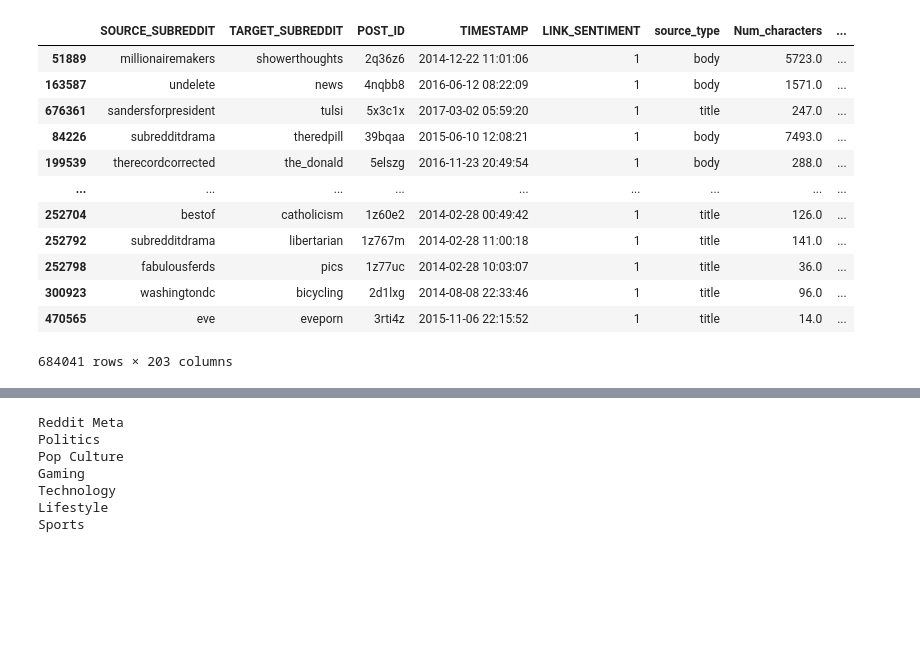
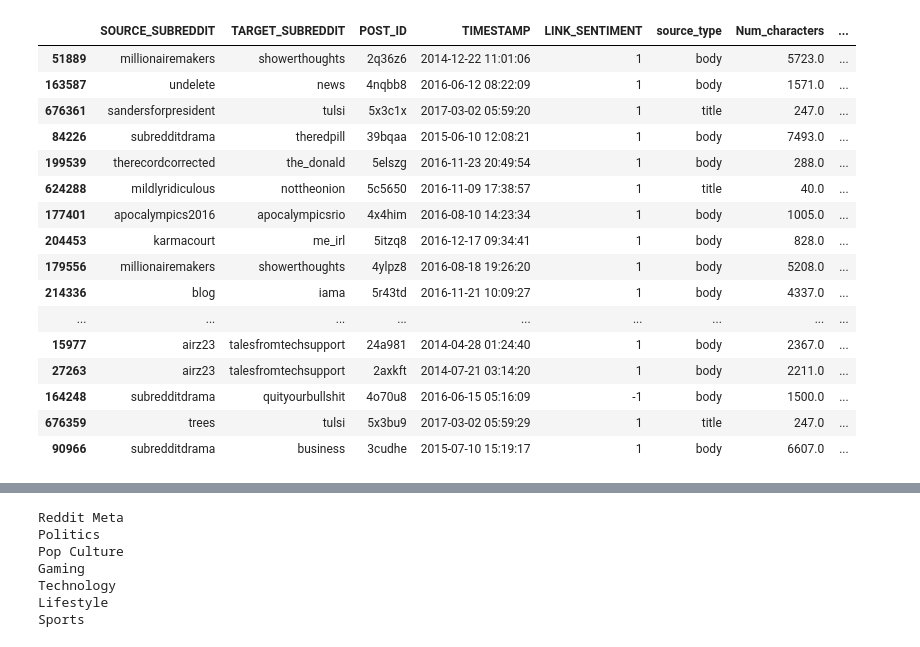
Before and after one commit to EPFLHenrik/ViralRedditCookbook, a Jupyter notebook: src/analysis/metric_analysis/decision_tree.ipynb, the cells around one changed output, grey strips where cells are left out. Cells and saved outputs as stored; diff of their text form; code cells hidden in the pictures; blank space fills up the shorter version.

```diff
--- a/src/analysis/metric_analysis/decision_tree.ipynb
+++ b/src/analysis/metric_analysis/decision_tree.ipynb
@@ -8,21 +8,25 @@ df = get_viral_posts(df, virality_percentile=0.98, window_size='60D')
 # %%
 import pandas as pd
 pd.set_option('display.max_columns', None)
-df
+df.head(50)
 # %% [output]
 |  | SOURCE_SUBREDDIT | TARGET_SUBREDDIT | POST_ID | TIMESTAMP | LINK_SENTIMENT | source_type | Num_characters | ... |
 | 51889 | millionairemakers | showerthoughts | 2q36z6 | 2014-12-22 11:01:06 | 1 | body | 5723.0 | ... |
 | 163587 | undelete | news | 4nqbb8 | 2016-06-12 08:22:09 | 1 | body | 1571.0 | ... |
 | 676361 | sandersforpresident | tulsi | 5x3c1x | 2017-03-02 05:59:20 | 1 | title | 247.0 | ... |
 | 84226 | subredditdrama | theredpill | 39bqaa | 2015-06-10 12:08:21 | 1 | body | 7493.0 | ... |
 | 199539 | therecordcorrected | the_donald | 5elszg | 2016-11-23 20:49:54 | 1 | body | 288.0 | ... |
+| 624288 | mildlyridiculous | nottheonion | 5c5650 | 2016-11-09 17:38:57 | 1 | title | 40.0 | ... |
+| 177401 | apocalympics2016 | apocalympicsrio | 4x4him | 2016-08-10 14:23:34 | 1 | body | 1005.0 | ... |
+| 204453 | karmacourt | me_irl | 5itzq8 | 2016-12-17 09:34:41 | 1 | body | 828.0 | ... |
+| 179556 | millionairemakers | showerthoughts | 4ylpz8 | 2016-08-18 19:26:20 | 1 | body | 5208.0 | ... |
+| 214336 | blog | iama | 5r43td | 2016-11-21 10:09:27 | 1 | body | 4337.0 | ... |
 | ... | ... | ... | ... | ... | ... | ... | ... | ... |
-| 252704 | bestof | catholicism | 1z60e2 | 2014-02-28 00:49:42 | 1 | title | 126.0 | ... |
-| 252792 | subredditdrama | libertarian | 1z767m | 2014-02-28 11:00:18 | 1 | title | 141.0 | ... |
-| 252798 | fabulousferds | pics | 1z77uc | 2014-02-28 10:03:07 | 1 | title | 36.0 | ... |
-| 300923 | washingtondc | bicycling | 2d1lxg | 2014-08-08 22:33:46 | 1 | title | 96.0 | ... |
-| 470565 | eve | eveporn | 3rti4z | 2015-11-06 22:15:52 | 1 | title | 14.0 | ... |
+| 15977 | airz23 | talesfromtechsupport | 24a981 | 2014-04-28 01:24:40 | 1 | body | 2367.0 | ... |
+| 27263 | airz23 | talesfromtechsupport | 2axkft | 2014-07-21 03:14:20 | 1 | body | 2211.0 | ... |
+| 164248 | subredditdrama | quityourbullshit | 4o70u8 | 2016-06-15 05:16:09 | -1 | body | 1500.0 | ... |
+| 676359 | trees | tulsi | 5x3bu9 | 2017-03-02 05:59:29 | 1 | title | 247.0 | ... |
+| 90966 | subredditdrama | business | 3cudhe | 2015-07-10 15:19:17 | 1 | body | 6607.0 | ... |
-684041 rows × 203 columns
 # %%
 import pandas as pd
 pd.set_option('display.max_columns', None)
```
Also changed, not shown: parts of 2 cells of this notebook, 1 other file.
